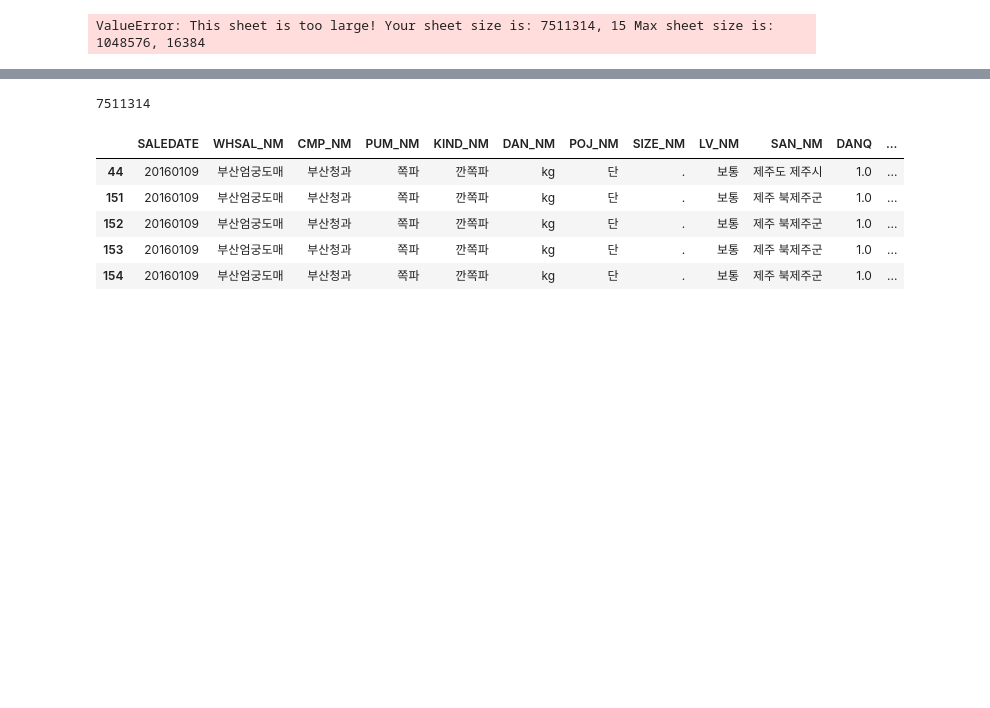
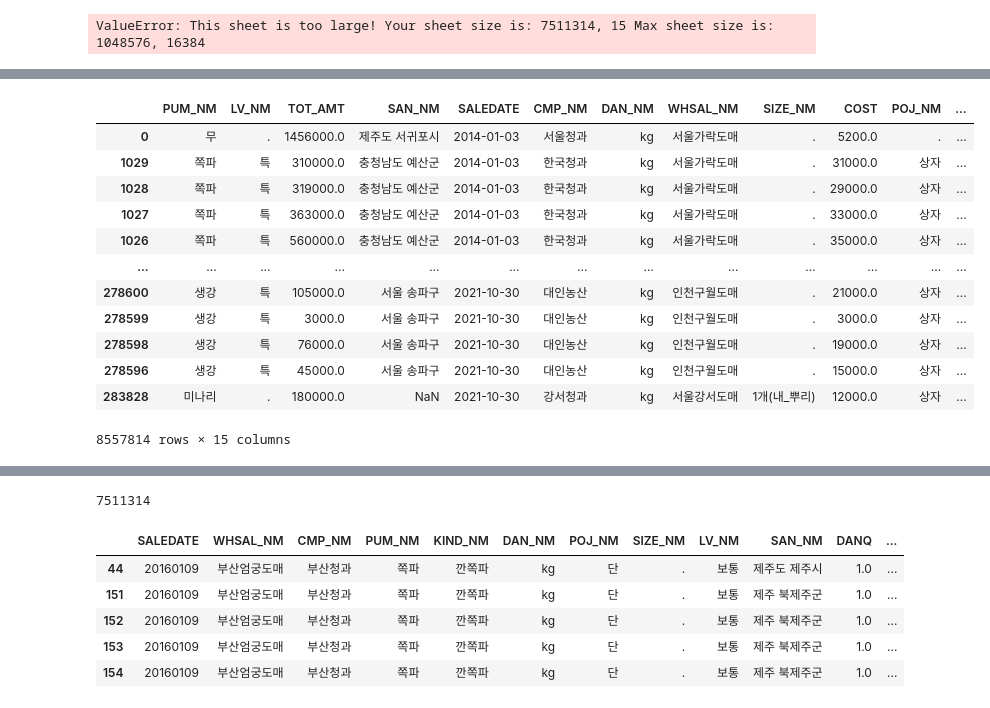
Before and after one commit to bub3690/stat_bigdata2021, a Jupyter notebook: scrap/dome_all_data.ipynb, the cells around one changed output, grey strips where cells are left out. Saved outputs shown, nothing was run; the diff lists cells and outputs as text; code cells hidden in the pictures; blank space fills up the shorter version.

```diff
--- a/scrap/dome_all_data.ipynb
+++ b/scrap/dome_all_data.ipynb
@@ -70,0 +74,5 @@ print(len(res))
+# %%
+file_name='../files/도매시장/'+'more_data1'+'.csv'
+more_df1=pd.read_csv(file_name)
+more_df1.head()
+more_df1.tail()
@@ -70,0 +95,4 @@ print(len(res))
+# %%
+file_name='../files/도매시장/'+'more_data2'+'.csv'
+more_df2=pd.read_csv(file_name)
+more_df2.head()
@@ -70,0 +106,5 @@ print(len(res))
+# %%
+#데이터 합치기
+new_df2=pd.concat([more_df2,new_df,more_df1])
+new_df2.tail()
+new_df2.head()
@@ -70,0 +157,17 @@ print(len(res))
+# %%
+new_df2['SALEDATE'] = pd.to_datetime(new_df2['SALEDATE'], format='%Y%m%d')
+new_df2.sort_values(by='SALEDATE')
+# %% [output]
+|  | PUM_NM | LV_NM | TOT_AMT | SAN_NM | SALEDATE | CMP_NM | DAN_NM | WHSAL_NM | SIZE_NM | COST | POJ_NM | ... |
+| 0 | 무 | . | 1456000.0 | 제주도 서귀포시 | 2014-01-03 | 서울청과 | kg | 서울가락도매 | . | 5200.0 | . | ... |
+| 1029 | 쪽파 | 특 | 310000.0 | 충청남도 예산군 | 2014-01-03 | 한국청과 | kg | 서울가락도매 | . | 31000.0 | 상자 | ... |
+| 1028 | 쪽파 | 특 | 319000.0 | 충청남도 예산군 | 2014-01-03 | 한국청과 | kg | 서울가락도매 | . | 29000.0 | 상자 | ... |
+| 1027 | 쪽파 | 특 | 363000.0 | 충청남도 예산군 | 2014-01-03 | 한국청과 | kg | 서울가락도매 | . | 33000.0 | 상자 | ... |
+| 1026 | 쪽파 | 특 | 560000.0 | 충청남도 예산군 | 2014-01-03 | 한국청과 | kg | 서울가락도매 | . | 35000.0 | 상자 | ... |
+| ... | ... | ... | ... | ... | ... | ... | ... | ... | ... | ... | ... | ... |
+| 278600 | 생강 | 특 | 105000.0 | 서울 송파구 | 2021-10-30 | 대인농산 | kg | 인천구월도매 | . | 21000.0 | 상자 | ... |
+| 278599 | 생강 | 특 | 3000.0 | 서울 송파구 | 2021-10-30 | 대인농산 | kg | 인천구월도매 | . | 3000.0 | 상자 | ... |
+| 278598 | 생강 | 특 | 76000.0 | 서울 송파구 | 2021-10-30 | 대인농산 | kg | 인천구월도매 | . | 19000.0 | 상자 | ... |
+| 278596 | 생강 | 특 | 45000.0 | 서울 송파구 | 2021-10-30 | 대인농산 | kg | 인천구월도매 | . | 15000.0 | 상자 | ... |
+| 283828 | 미나리 | . | 180000.0 | NaN | 2021-10-30 | 강서청과 | kg | 서울강서도매 | 1개(내_뿌리) | 12000.0 | 상자 | ... |
+8557814 rows × 15 columns
```
Also changed, not shown: parts of 16 cells of this notebook, 5 other files.
